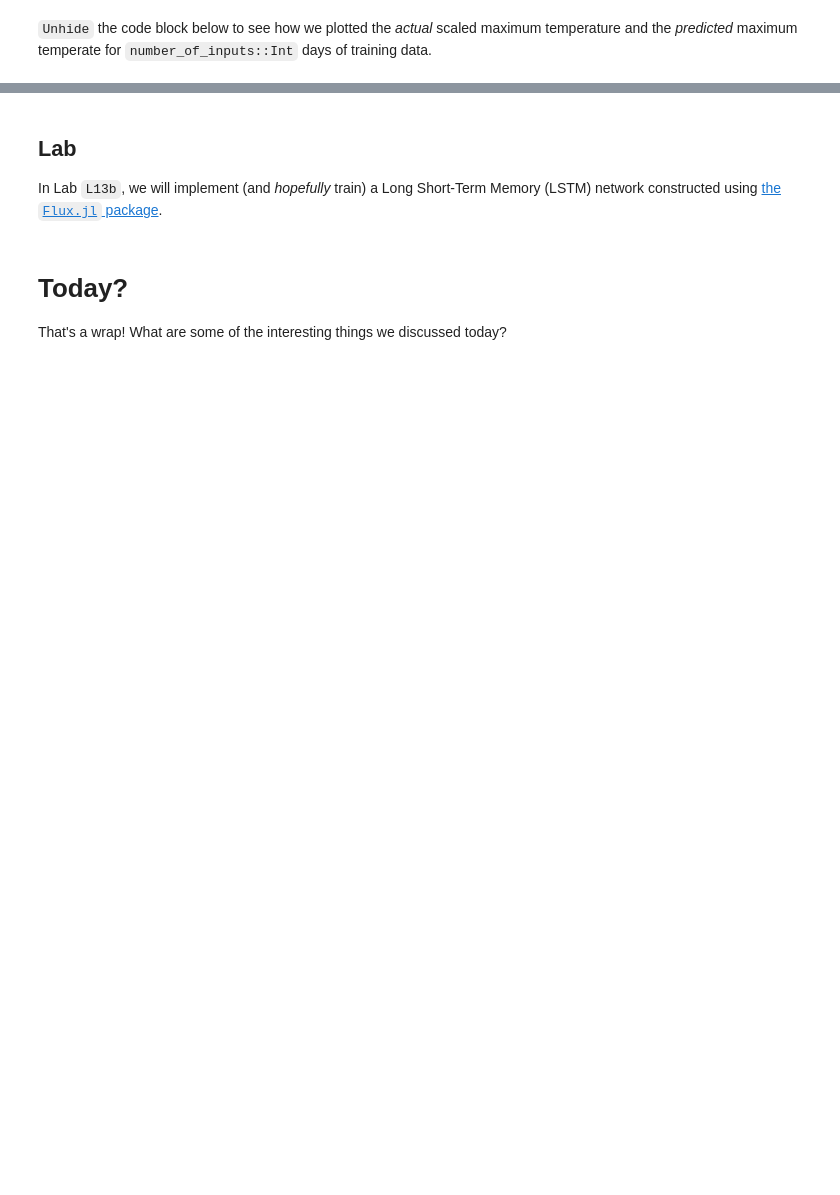
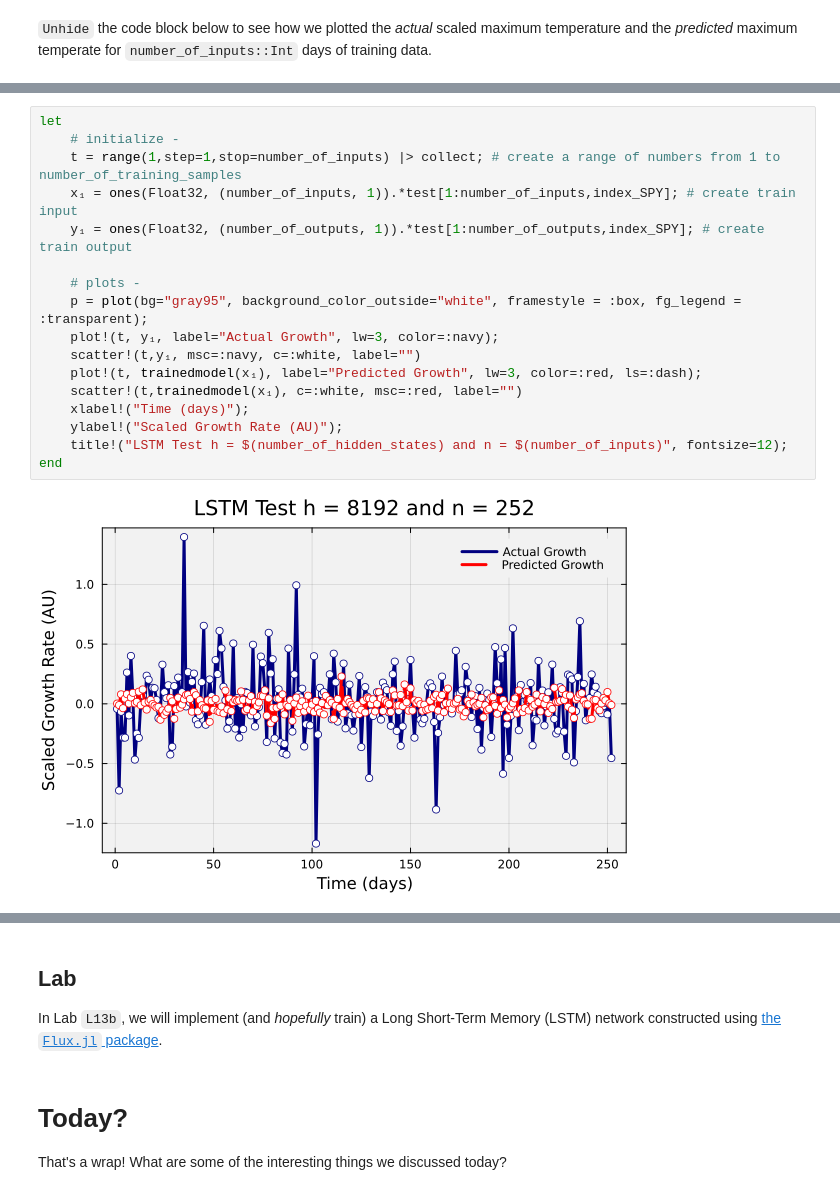
Before and after one commit to varnerlab/CHEME-5820-Lectures-Spring-2025, a Jupyter notebook: lectures/week-13/L13a/CHEME-5820-L13a-LSTM-S2025.ipynb, the cells around one changed output, grey strips where cells are left out. Drawn from its saved outputs; the diff is of its cells as text; blank space fills up the shorter version.

```diff
--- a/lectures/week-13/L13a/CHEME-5820-L13a-LSTM-S2025.ipynb
+++ b/lectures/week-13/L13a/CHEME-5820-L13a-LSTM-S2025.ipynb
@@ -307,0 +339,19 @@ end
+# %%
+let
+    # initialize -
+    t = range(1,step=1,stop=number_of_inputs) |> collect; # create a range of numbers from 1 to number_of_training_samples
+    x₁ = ones(Float32, (number_of_inputs, 1)).*test[1:number_of_inputs,index_SPY]; # create train input
+    y₁ = ones(Float32, (number_of_outputs, 1)).*test[1:number_of_outputs,index_SPY]; # create train output
+
+    # plots -
+    p = plot(bg="gray95", background_color_outside="white", framestyle = :box, fg_legend = :transparent);
+    plot!(t, y₁, label="Actual Growth", lw=3, color=:navy);
+    scatter!(t,y₁, msc=:navy, c=:white, label="")
+    plot!(t, trainedmodel(x₁), label="Predicted Growth", lw=3, color=:red, ls=:dash);
+    scatter!(t,trainedmodel(x₁), c=:white, msc=:red, label="")
+    xlabel!("Time (days)");
+    ylabel!("Scaled Growth Rate (AU)");
+    title!("LSTM Test h = $(number_of_hidden_states) and n = $(number_of_inputs)", fontsize=12);
+end
+# %% [output]
+[figure, added]
```
Also changed, not shown: parts of 10 cells of this notebook.
